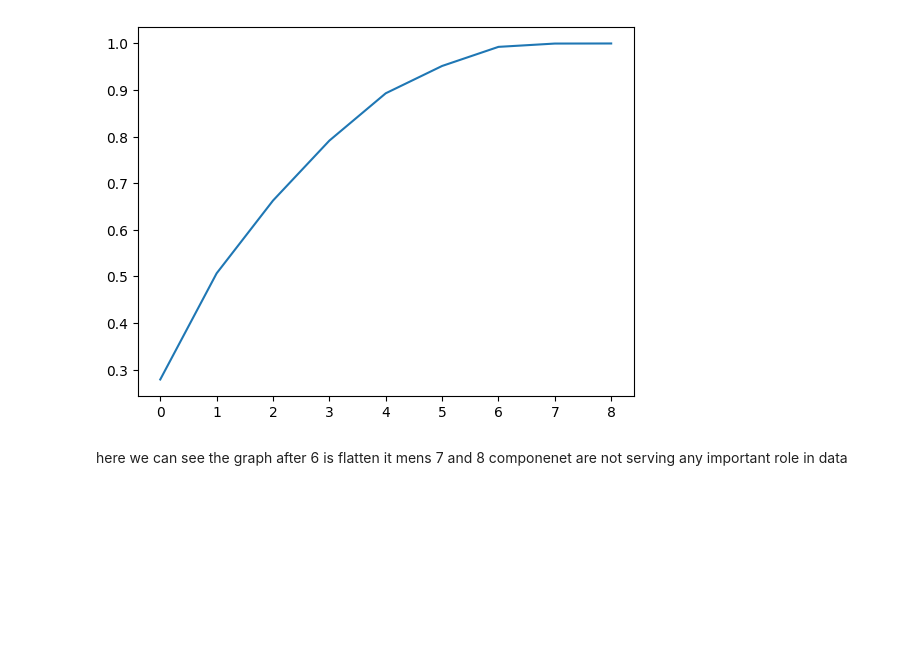
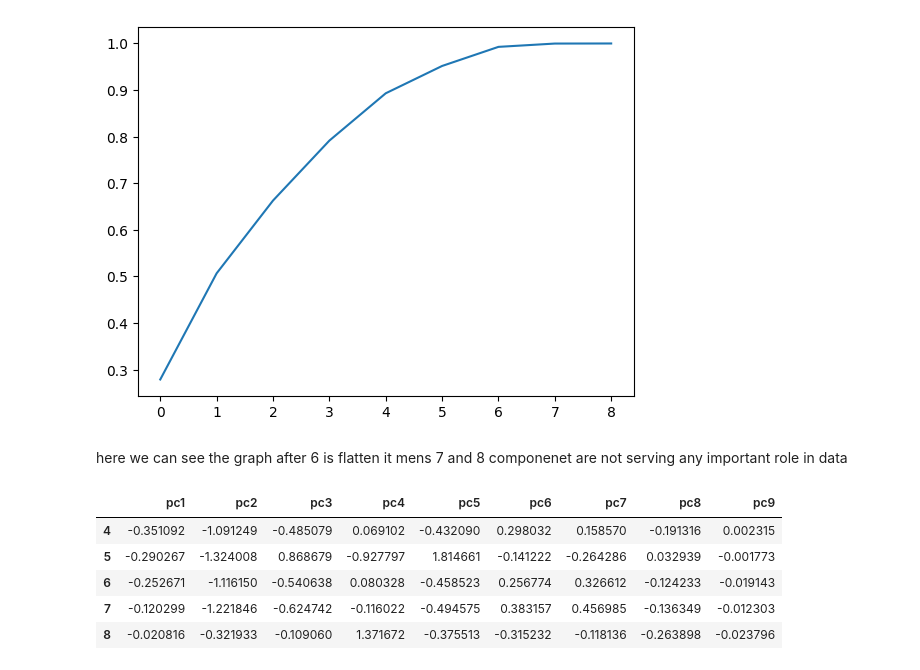
Before and after one commit to Shubhambg611/Ineuron-Data-Science, a Jupyter notebook: ML/74_PCA.ipynb, the cells around one changed output. Saved outputs shown, nothing was run; the diff lists cells and outputs as text; code cells hidden in the pictures; blank space fills up the shorter version.

```diff
--- a/ML/74_PCA.ipynb
+++ b/ML/74_PCA.ipynb
@@ -300,3 +316,12 @@ plt.plot(np.cumsum(varience_of_compo))
 [figure]
 # %% [markdown]
 here we can see the graph after 6 is flatten it mens 7 and 8 componenet are not serving any important role in data
+# %%
+final_data[4:9]
+# %% [output]
+|  | pc1 | pc2 | pc3 | pc4 | pc5 | pc6 | pc7 | pc8 | pc9 |
+| 4 | -0.351092 | -1.091249 | -0.485079 | 0.069102 | -0.432090 | 0.298032 | 0.158570 | -0.191316 | 0.002315 |
+| 5 | -0.290267 | -1.324008 | 0.868679 | -0.927797 | 1.814661 | -0.141222 | -0.264286 | 0.032939 | -0.001773 |
+| 6 | -0.252671 | -1.116150 | -0.540638 | 0.080328 | -0.458523 | 0.256774 | 0.326612 | -0.124233 | -0.019143 |
+| 7 | -0.120299 | -1.221846 | -0.624742 | -0.116022 | -0.494575 | 0.383157 | 0.456985 | -0.136349 | -0.012303 |
+| 8 | -0.020816 | -0.321933 | -0.109060 | 1.371672 | -0.375513 | -0.315232 | -0.118136 | -0.263898 | -0.023796 |
```
Also changed, not shown: parts of 3 cells of this notebook.
